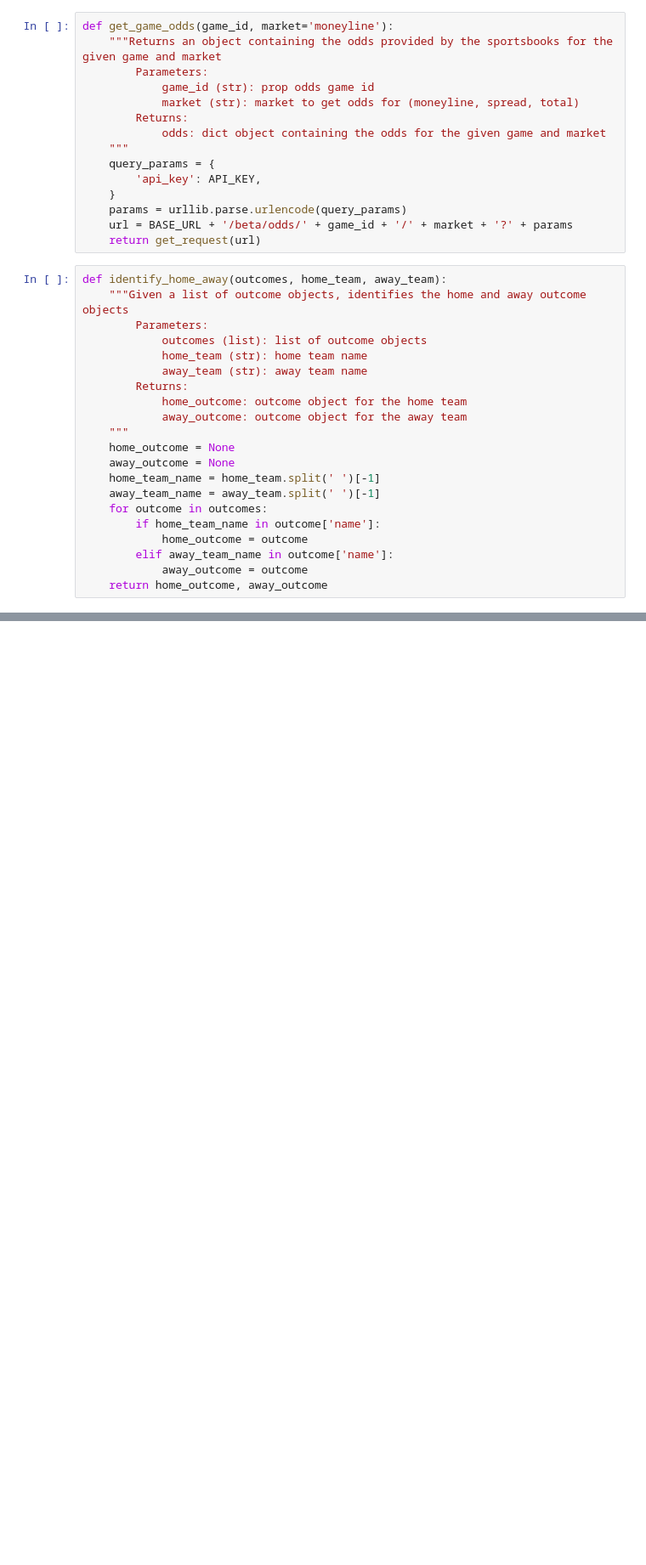
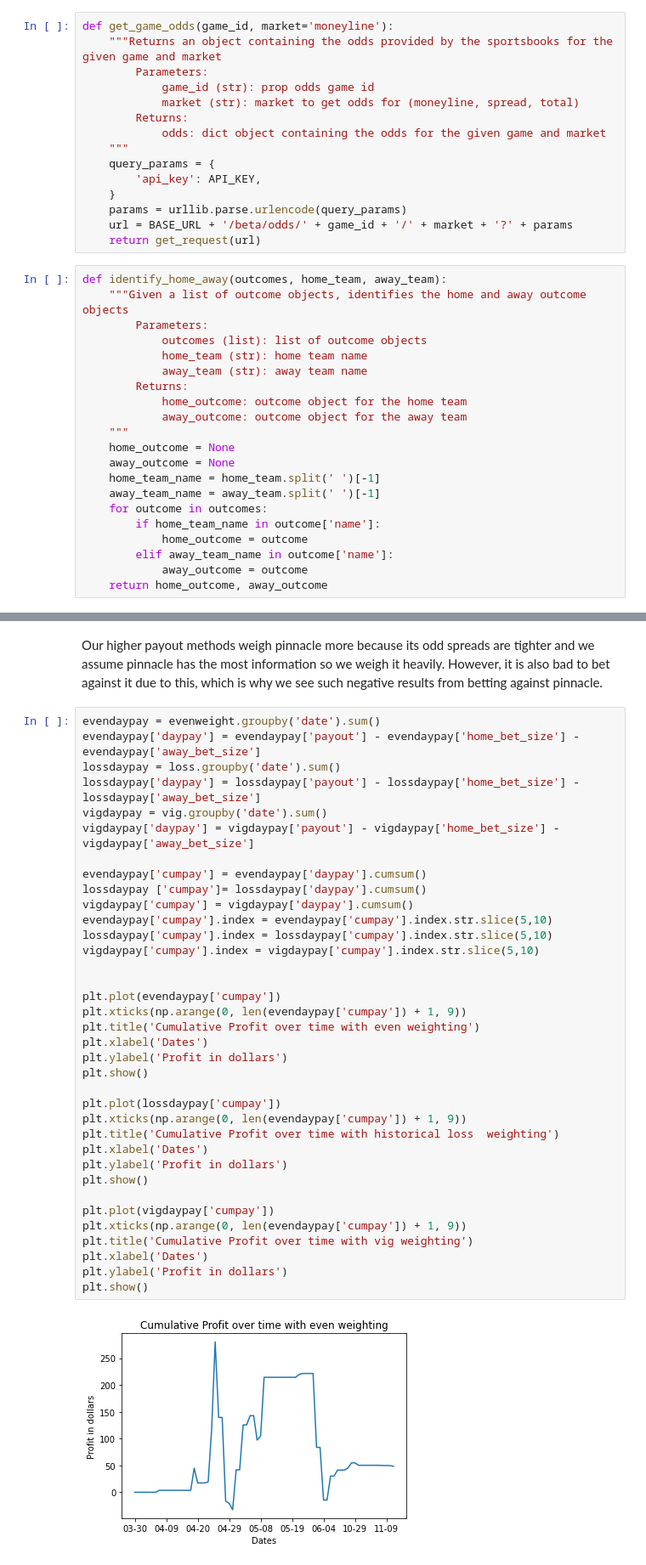
Before and after one commit to donovannickol/sportsbettingalg, a Jupyter notebook: demo.ipynb, the cells around one changed output, grey strips where cells are left out. Shown: that part at 85% size. Saved outputs shown, nothing was run; the diff lists cells and outputs as text; blank space fills up the shorter version.

```diff
--- a/demo.ipynb
+++ b/demo.ipynb
@@ -213,0 +523,40 @@ todays_odds.to_csv('todays_odds.csv', index=False)
+# %% [markdown]
+Our higher payout methods weigh pinnacle more because its odd spreads are tighter and we assume pinnacle has the most information so we weigh it heavily. However, it is also bad to bet against it due to this, which is why we see such negative results from betting against pinnacle.
+# %%
+evendaypay = evenweight.groupby('date').sum()
+evendaypay['daypay'] = evendaypay['payout'] - evendaypay['home_bet_size'] - evendaypay['away_bet_size']
+lossdaypay = loss.groupby('date').sum()
+lossdaypay['daypay'] = lossdaypay['payout'] - lossdaypay['home_bet_size'] - lossdaypay['away_bet_size']
+vigdaypay = vig.groupby('date').sum()
+vigdaypay['daypay'] = vigdaypay['payout'] - vigdaypay['home_bet_size'] - vigdaypay['away_bet_size']
+
+evendaypay['cumpay'] = evendaypay['daypay'].cumsum()
+lossdaypay ['cumpay']= lossdaypay['daypay'].cumsum()
+vigdaypay['cumpay'] = vigdaypay['daypay'].cumsum()
+evendaypay['cumpay'].index = evendaypay['cumpay'].index.str.slice(5,10)
+lossdaypay['cumpay'].index = lossdaypay['cumpay'].index.str.slice(5,10)
+vigdaypay['cumpay'].index = vigdaypay['cumpay'].index.str.slice(5,10)
+
+
+plt.plot(evendaypay['cumpay'])
+plt.xticks(np.arange(0, len(evendaypay['cumpay']) + 1, 9))
+plt.title('Cumulative Profit over time with even weighting')
+plt.xlabel('Dates')
+plt.ylabel('Profit in dollars')
+plt.show()
+
+plt.plot(lossdaypay['cumpay'])
+plt.xticks(np.arange(0, len(evendaypay['cumpay']) + 1, 9))
+plt.title('Cumulative Profit over time with historical loss  weighting')
+plt.xlabel('Dates')
+plt.ylabel('Profit in dollars')
+plt.show()
+
+plt.plot(vigdaypay['cumpay'])
+plt.xticks(np.arange(0, len(evendaypay['cumpay']) + 1, 9))
+plt.title('Cumulative Profit over time with vig weighting')
+plt.xlabel('Dates')
+plt.ylabel('Profit in dollars')
+plt.show()
+# %% [output]
+[figure, added]
```
Also changed, not shown: parts of 33 cells of this notebook, 4 other files.
